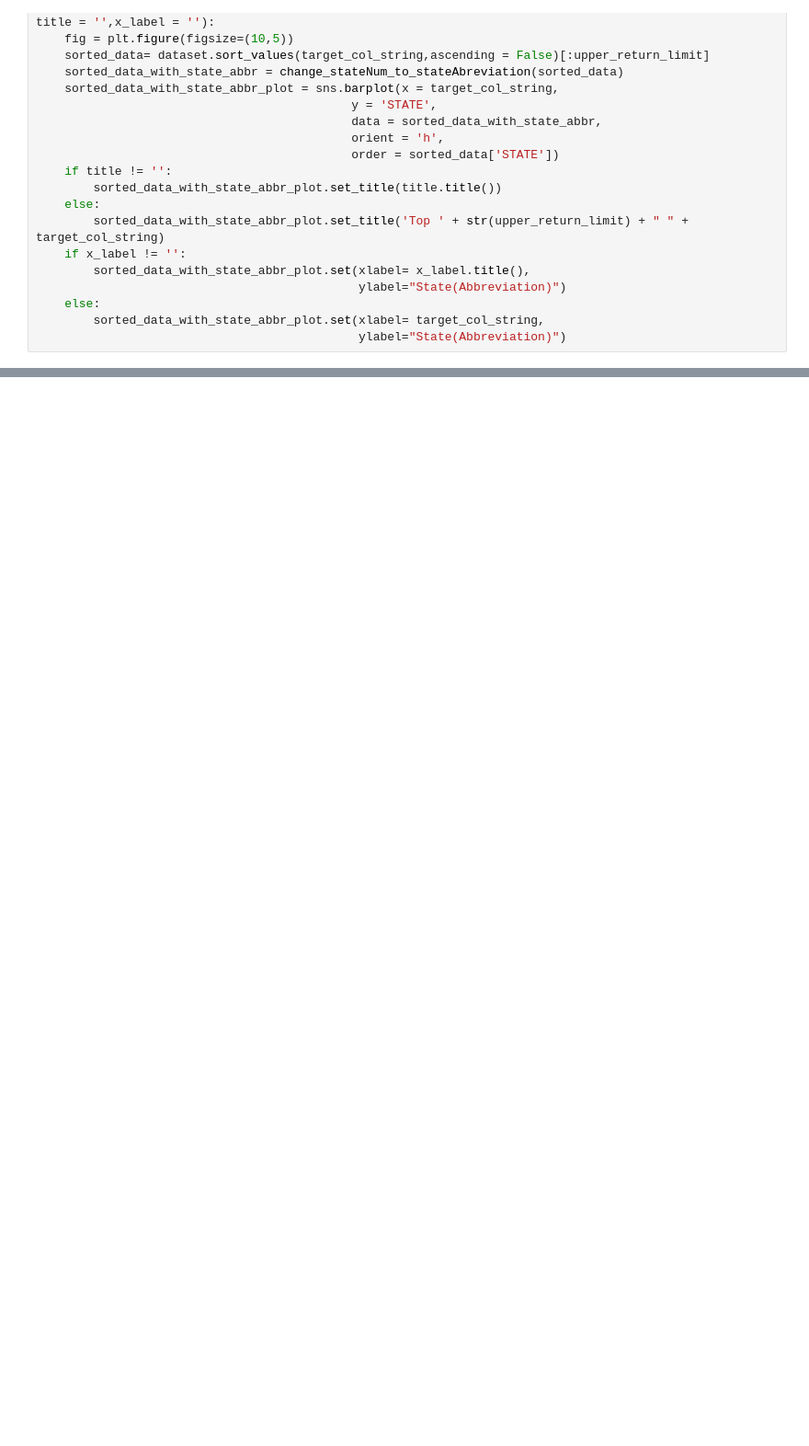
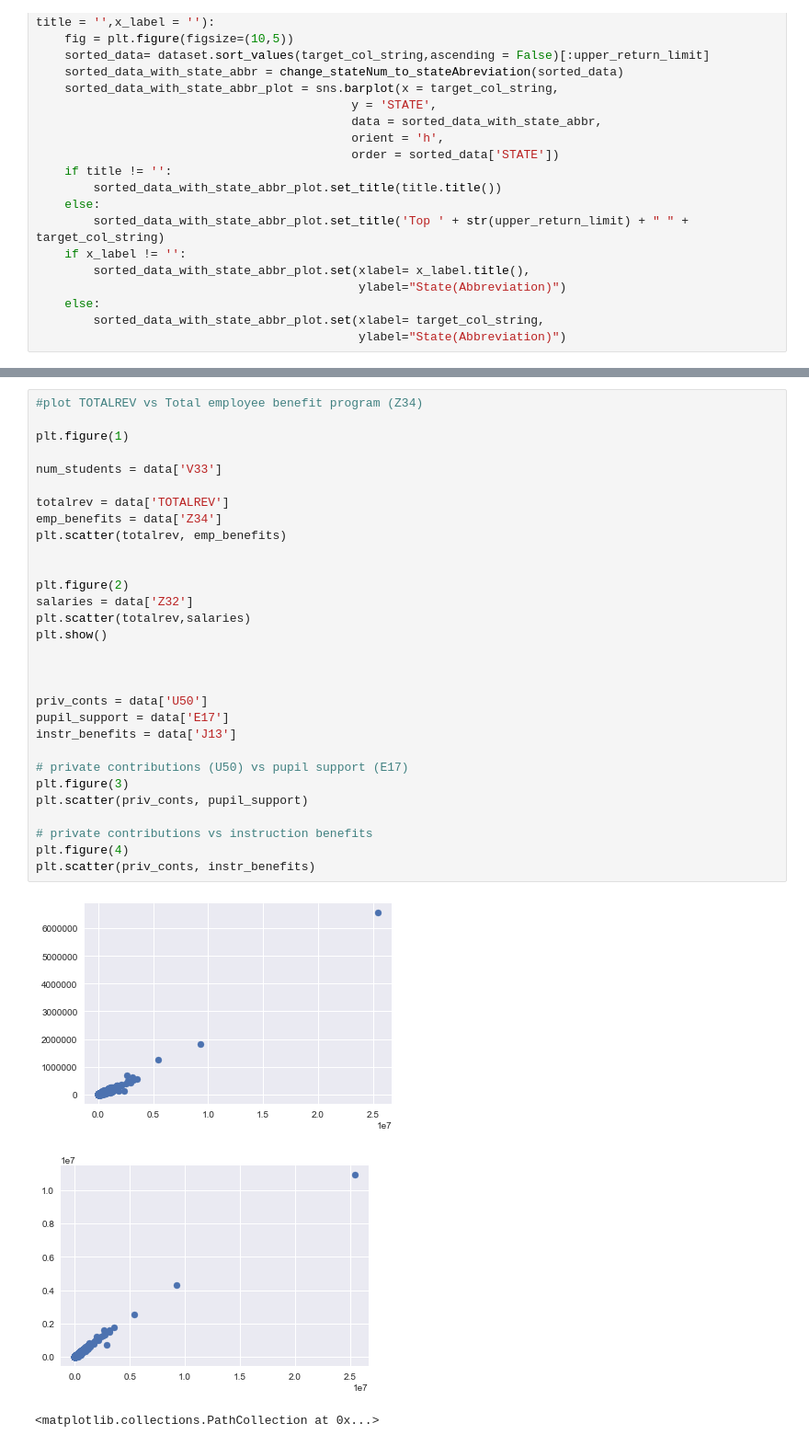
Before and after one commit to jpbesgen/decal_proj1, a Jupyter notebook: code.ipynb, the cells around one changed output, grey strips where cells are left out. Shown at 92% size. Drawn from its saved outputs; the diff is of its cells as text; blank space fills up the shorter version.

```diff
--- a/code.ipynb
+++ b/code.ipynb
@@ -178,0 +231,34 @@ create_STATE_vs_TARGET_horizontal_bar_graph(data,
+# %%
+#plot TOTALREV vs Total employee benefit program (Z34)
+
+plt.figure(1)
+
+num_students = data['V33']
+
+totalrev = data['TOTALREV']
+emp_benefits = data['Z34']
+plt.scatter(totalrev, emp_benefits)
+
+
+plt.figure(2)
+salaries = data['Z32']
+plt.scatter(totalrev,salaries)
+plt.show()
+
+
+
+priv_conts = data['U50']
+pupil_support = data['E17']
+instr_benefits = data['J13']
+
+# private contributions (U50) vs pupil support (E17)
+plt.figure(3)
+plt.scatter(priv_conts, pupil_support)
+
+# private contributions vs instruction benefits
+plt.figure(4)
+plt.scatter(priv_conts, instr_benefits)
+# %% [output]
+[figure, added]
+[figure, added]
+<matplotlib.collections.PathCollection at 0x...>
```
Also changed, not shown: parts of 14 cells of this notebook, 3 other files.
